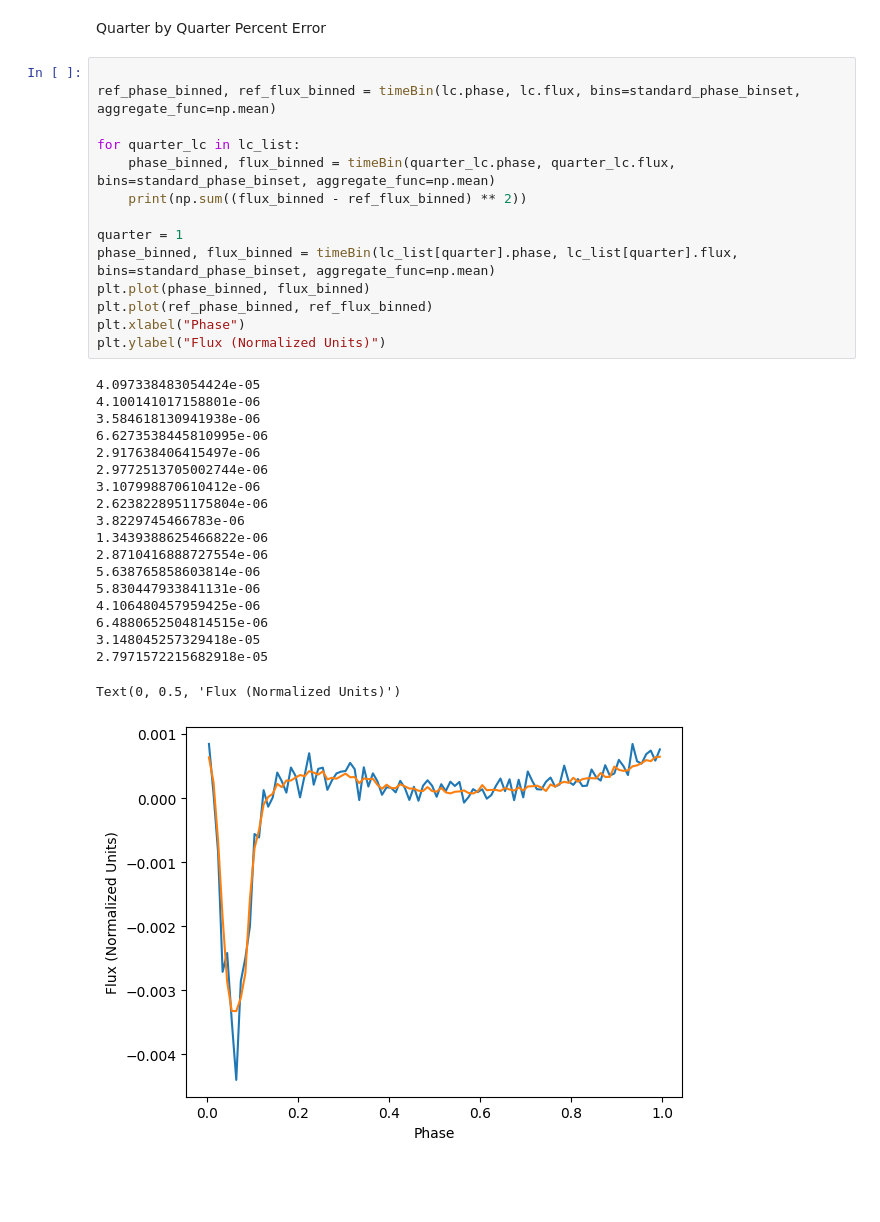
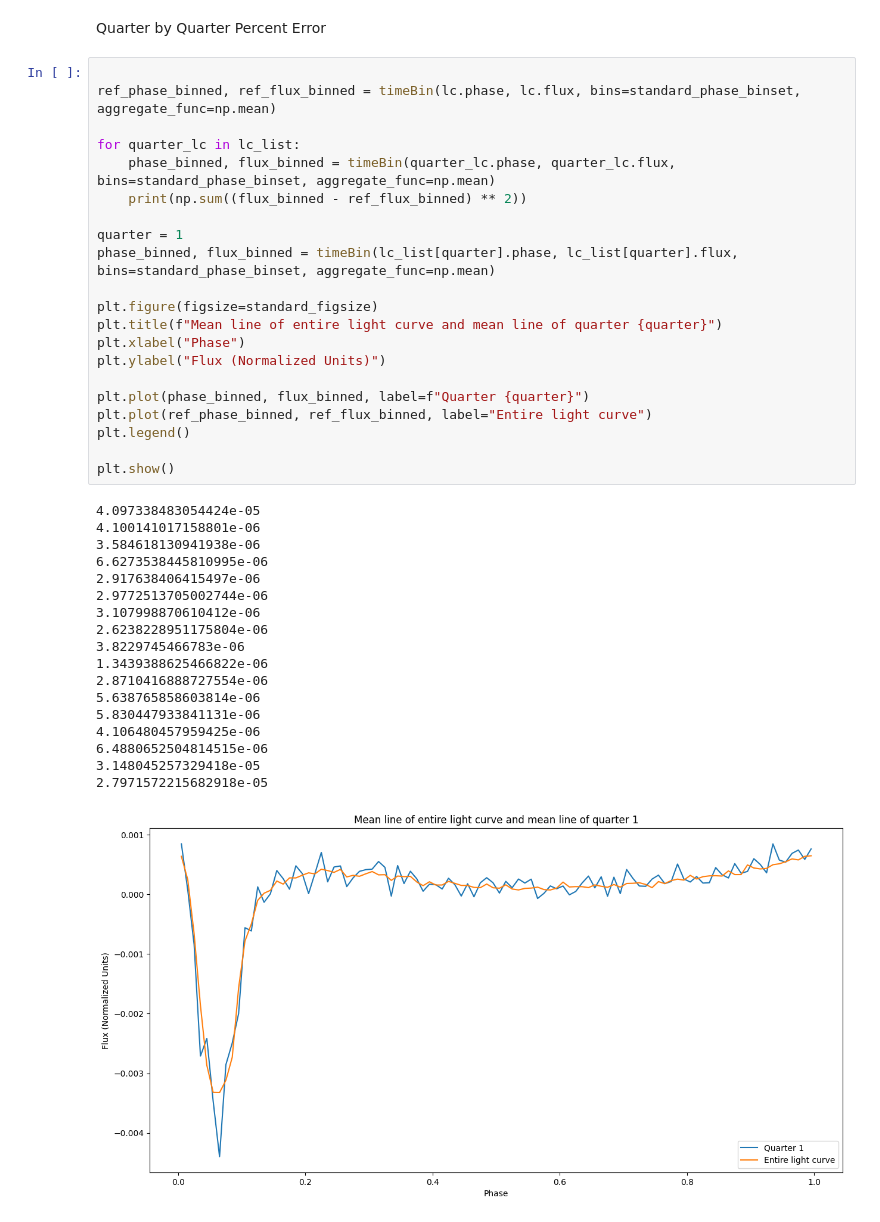
Before and after one commit to nsodickson/USP-Exoplanet-Analysis, a Jupyter notebook: Pipeline.ipynb, the cells around one changed output. Cells and saved outputs as stored; diff of their text form; blank space fills up the shorter version.

```diff
--- a/Pipeline.ipynb
+++ b/Pipeline.ipynb
@@ -1017,34 +1021,40 @@ Quarter by Quarter Percent Error
 # %%
 
 ref_phase_binned, ref_flux_binned = timeBin(lc.phase, lc.flux, bins=standard_phase_binset, aggregate_func=np.mean)
 
 for quarter_lc in lc_list:
     phase_binned, flux_binned = timeBin(quarter_lc.phase, quarter_lc.flux, bins=standard_phase_binset, aggregate_func=np.mean)
     print(np.sum((flux_binned - ref_flux_binned) ** 2))
 
 quarter = 1
 phase_binned, flux_binned = timeBin(lc_list[quarter].phase, lc_list[quarter].flux, bins=standard_phase_binset, aggregate_func=np.mean)
-plt.plot(phase_binned, flux_binned)
-plt.plot(ref_phase_binned, ref_flux_binned)
+
+plt.figure(figsize=standard_figsize)
+plt.title(f"Mean line of entire light curve and mean line of quarter {quarter}")
 plt.xlabel("Phase")
 plt.ylabel("Flux (Normalized Units)")
+
+plt.plot(phase_binned, flux_binned, label=f"Quarter {quarter}")
+plt.plot(ref_phase_binned, ref_flux_binned, label="Entire light curve")
+plt.legend()
+
+plt.show()
 # %% [output]
 4.097338483054424e-05
 4.100141017158801e-06
 3.584618130941938e-06
 6.6273538445810995e-06
 2.917638406415497e-06
 2.9772513705002744e-06
 3.107998870610412e-06
 2.6238228951175804e-06
 3.8229745466783e-06
 1.3439388625466822e-06
 2.8710416888727554e-06
 5.638765858603814e-06
 5.830447933841131e-06
 4.106480457959425e-06
 6.4880652504814515e-06
 3.148045257329418e-05
 2.7971572215682918e-05
-Text(0, 0.5, 'Flux (Normalized Units)')
-[figure, old version]
+[figure, new version]
```
Also changed, not shown: parts of 2 cells of this notebook, 2 other files.
